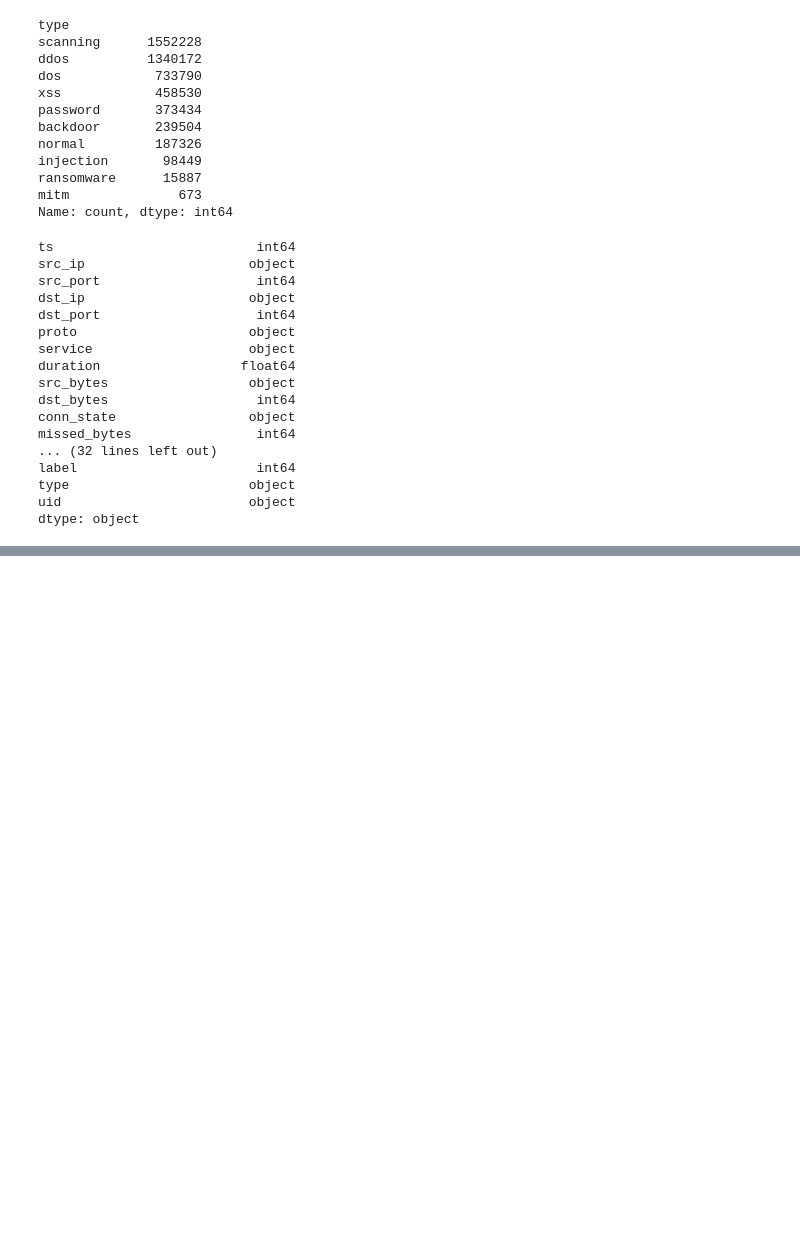
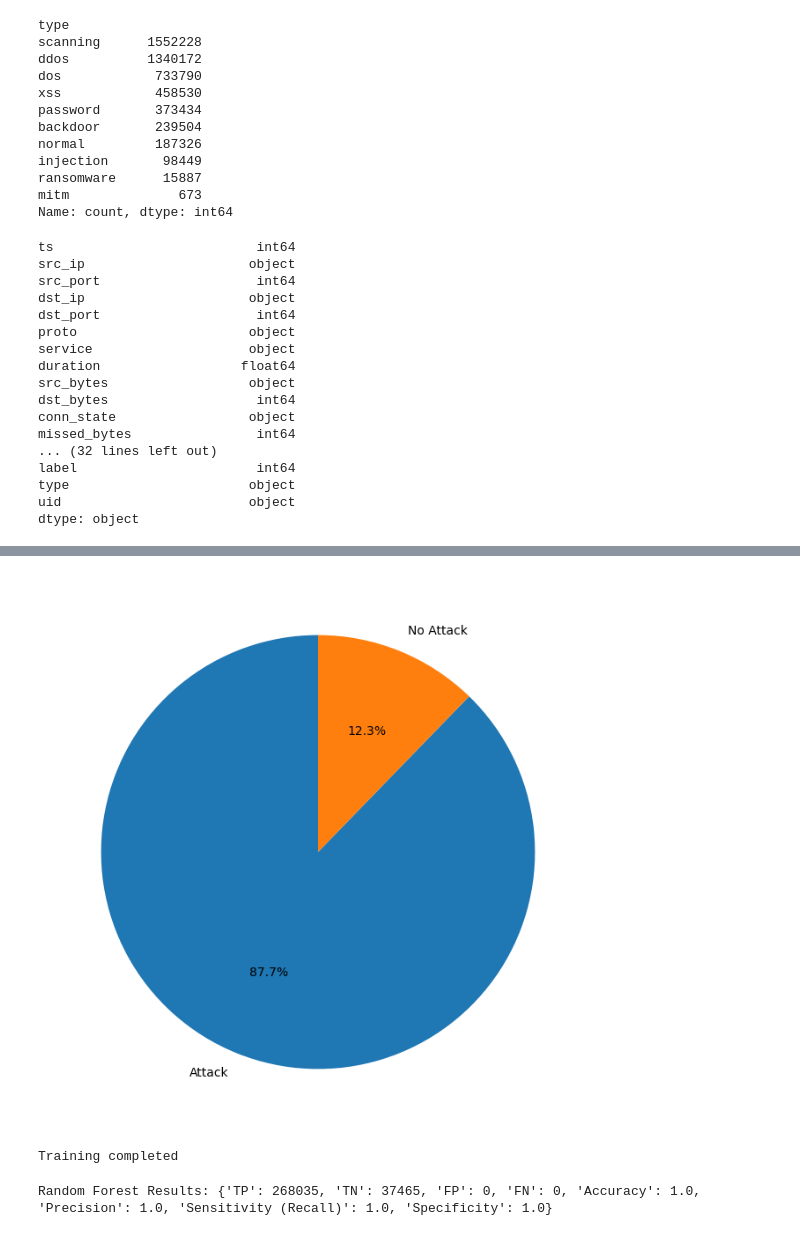
Before and after one commit to B-Kosev/iot-security-network-attacks-analysis, a Jupyter notebook: iot_project.ipynb, the cells around one changed output, grey strips where cells are left out. Drawn from its saved outputs; the diff is of its cells as text; code cells hidden in the pictures; blank space fills up the shorter version.

```diff
--- a/iot_project.ipynb
+++ b/iot_project.ipynb
@@ -215,0 +304,22 @@ df.head()
+# %%
+# Create pie chart which shows the percentage of attacks
+attack_counts = Y_test.value_counts()
+attack_counts.plot(kind='pie',
+                   labels=attack_counts.index.map({0: 'No Attack', 1: 'Attack'}),
+                   autopct='%1.1f%%',
+                   startangle=90,
+                   figsize=(8, 8))
+
+# Show the plot
+plt.ylabel('')  # Remove the y-axis label
+plt.show()
+# %% [output]
+[figure, added]
+# %%
+# Train Random Forest
+rf.fit(X_train, Y_train)
+y_pred_rf = rf.predict(X_test)
+
+print('Training completed')
+# %% [output]
+Training completed
@@ -215,0 +332,26 @@ df.head()
+# %%
+# Compute the confusion matrix
+# Ensure both classes are considered by specifying labels=[0, 1]
+tn, fp, fn, tp = confusion_matrix(Y_test, y_pred_rf, labels=[0, 1]).ravel()
+
+# Calculate metrics
+accuracy = accuracy_score(Y_test, y_pred_rf)
+precision = precision_score(Y_test, y_pred_rf, zero_division=1)
+sensitivity = recall_score(Y_test, y_pred_rf, zero_division=1)  # Sensitivity (Recall)
+specificity = tn / (tn + fp) if (tn + fp) > 0 else 0            # Specificity formula
+
+# Store results in a dictionary
+rf_results = {
+    "TP": tp,
+    "TN": tn,
+    "FP": fp,
+    "FN": fn,
+    "Accuracy": accuracy,
+    "Precision": precision,
+    "Sensitivity (Recall)": sensitivity,
+    "Specificity": specificity
+}
+
+print("Random Forest Results:", rf_results)
+# %% [output]
+Random Forest Results: {'TP': 268035, 'TN': 37465, 'FP': 0, 'FN': 0, 'Accuracy': 1.0, 'Precision': 1.0, 'Sensitivity (Recall)': 1.0, 'Specificity': 1.0}
```
Also changed, not shown: parts of 10 cells of this notebook.
